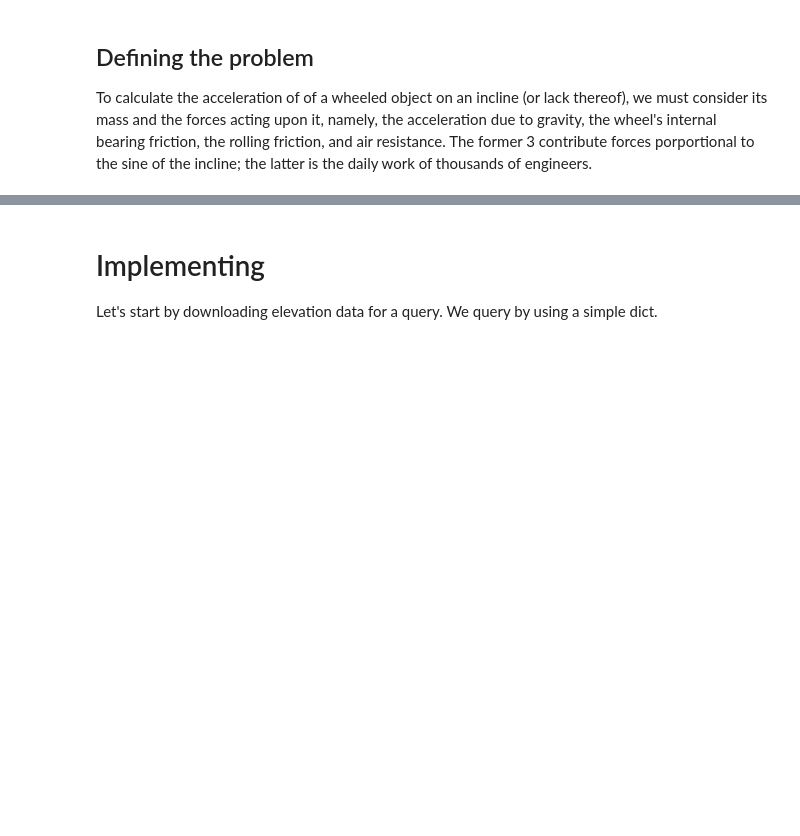
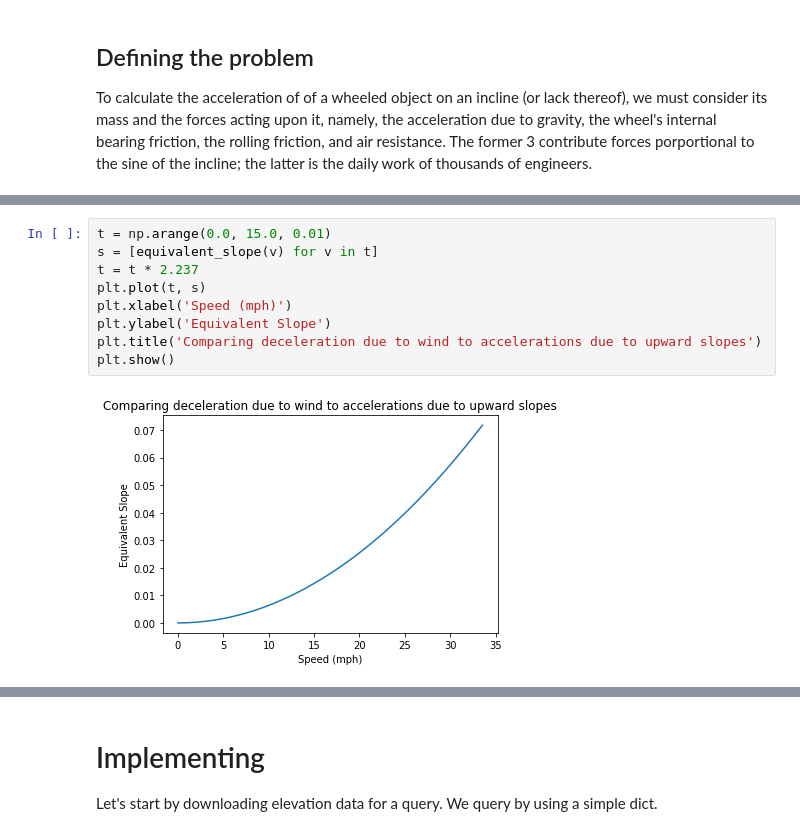
Before and after one commit to rmichnovicz/Sick-Slopes, a Jupyter notebook: Slopes.ipynb, the cells around one changed output, grey strips where cells are left out. Drawn from its saved outputs; the diff is of its cells as text; blank space fills up the shorter version.

```diff
--- a/Slopes.ipynb
+++ b/Slopes.ipynb
@@ -76,0 +109,11 @@ To calculate the acceleration of of a wheeled object on an incline (or lack ther
+# %%
+t = np.arange(0.0, 15.0, 0.01)
+s = [equivalent_slope(v) for v in t]
+t = t * 2.237
+plt.plot(t, s)
+plt.xlabel('Speed (mph)')
+plt.ylabel('Equivalent Slope')
+plt.title('Comparing deceleration due to wind to accelerations due to upward slopes')
+plt.show()
+# %% [output]
+[figure, added]
```
Also changed, not shown: parts of 48 cells of this notebook.
